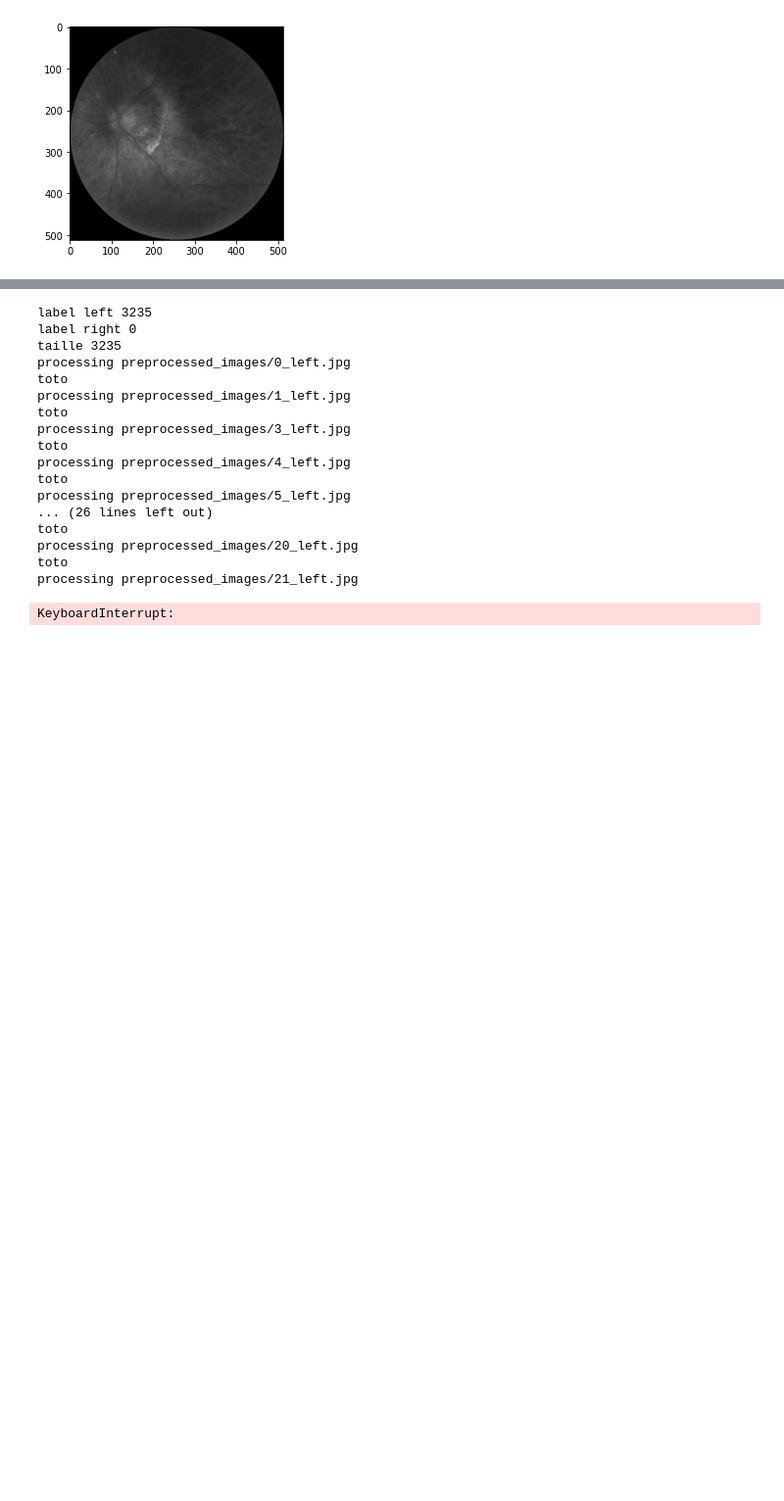
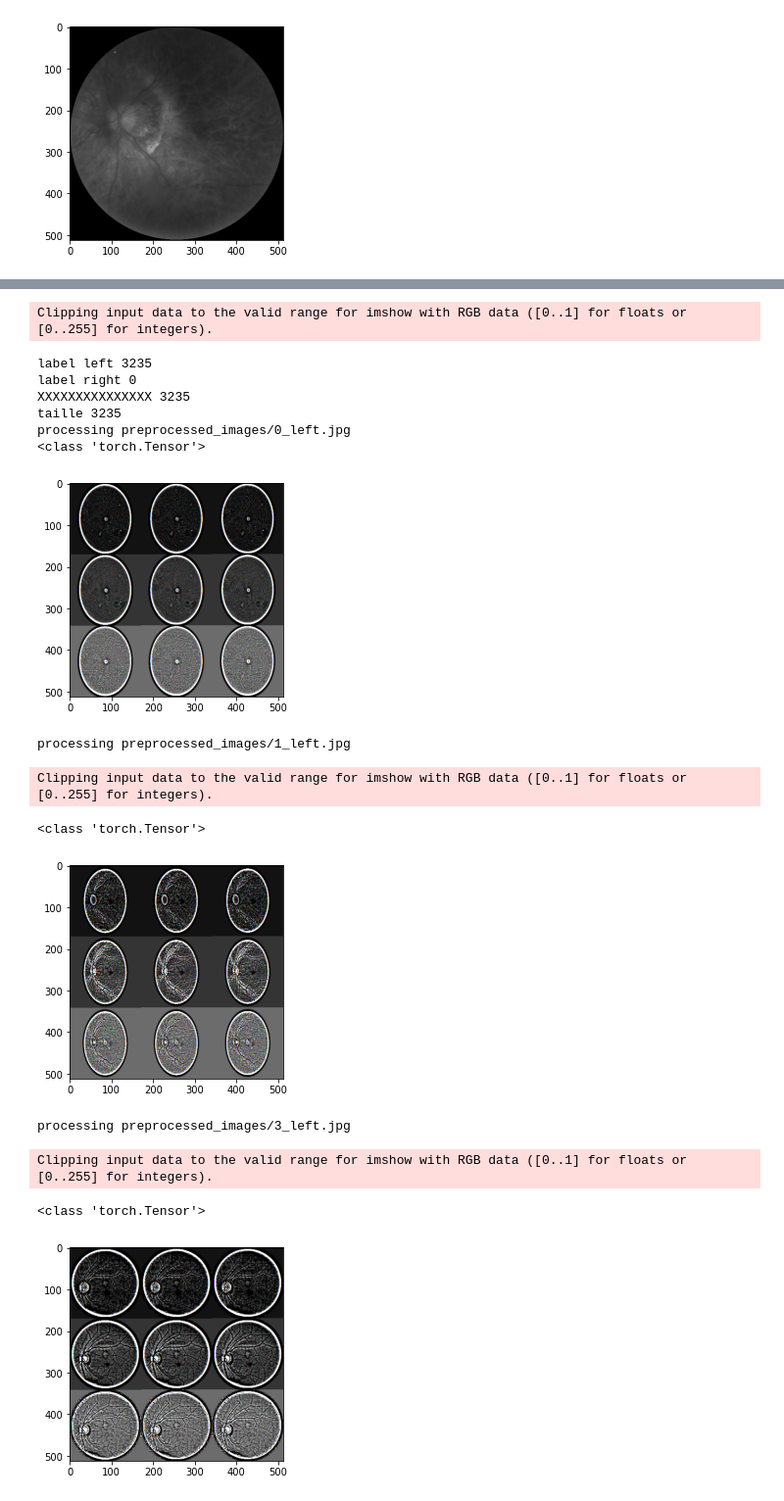
Before and after one commit to adblackx/ODR, a Jupyter notebook: preprocessing/preproc4.ipynb, the cells around one changed output, grey strips where cells are left out. Shown at 98% size. Cells and saved outputs as stored; diff of their text form; code cells hidden in the pictures; blank space fills up the shorter version.

Commit message:
modif preproc5

```diff
--- a/preprocessing/preproc4.ipynb
+++ b/preprocessing/preproc4.ipynb
@@ -334,11 +342,16 @@ my_transforms_ben = transforms.Compose ([
                           std=[0.229,0.224,0.225])
 ])
 
-dataset=Dataset(data_dir='', transform=my_transforms)
+my_transforms_normal = transforms.Compose ([
+    preprocess_image_Resize,
+    transforms.ToTensor(),
+    transforms.Normalize (mean=[0.485,0.456,0.406],
+                          std=[0.229,0.224,0.225])
+])
 
-
-y=[]
-X=[]
-cpt=0
-for img, label in dataset:
-    print ("toto")
+#dataset=Dataset(data_dir='', transform=my_transforms)
+#
+#
+#cpt=0
+#for img, label in dataset:
+#    print ("label",label)
@@ -364,25 +358,31 @@ KeyboardInterrupt:
 # %%
 dataset=Dataset(data_dir='', transform=my_transforms_ben)
+#dataset=Dataset(data_dir='', transform=my_transforms_gray_scale)
+#dataset=Dataset(data_dir='', transform=my_transforms_normal)
+
 print ("taille", len(dataset))
 
 for img, label in dataset:
-    print ("toto")
+    print (type(img))
+    #plt.imshow  (img, cmap='gray')
+    img=img.reshape(512,512,3)
+
+    plt.imshow  (img.numpy())
+    plt.show ()
 # %% [output]
-label left 3235
-label right 0
-taille 3235
-processing preprocessed_images/0_left.jpg
-toto
-processing preprocessed_images/1_left.jpg
-toto
-processing preprocessed_images/3_left.jpg
-toto
-processing preprocessed_images/4_left.jpg
-toto
-processing preprocessed_images/5_left.jpg
-... (26 lines left out)
-toto
-processing preprocessed_images/20_left.jpg
-toto
-processing preprocessed_images/21_left.jpg
+Clipping input data to the valid range for imshow with RGB data ([0..1] for floats or [0..255] for integers).
-KeyboardInterrupt:
+label left 3235
+label right 0
+XXXXXXXXXXXXXXX 3235
+taille 3235
+processing preprocessed_images/0_left.jpg
+<class 'torch.Tensor'>
+[figure, added]
+processing preprocessed_images/1_left.jpg
+Clipping input data to the valid range for imshow with RGB data ([0..1] for floats or [0..255] for integers).
+<class 'torch.Tensor'>
+[figure, added]
+processing preprocessed_images/3_left.jpg
+Clipping input data to the valid range for imshow with RGB data ([0..1] for floats or [0..255] for integers).
+<class 'torch.Tensor'>
+[figure, added]
```
Also changed, not shown: parts of 7 cells of this notebook, 2 other files.
